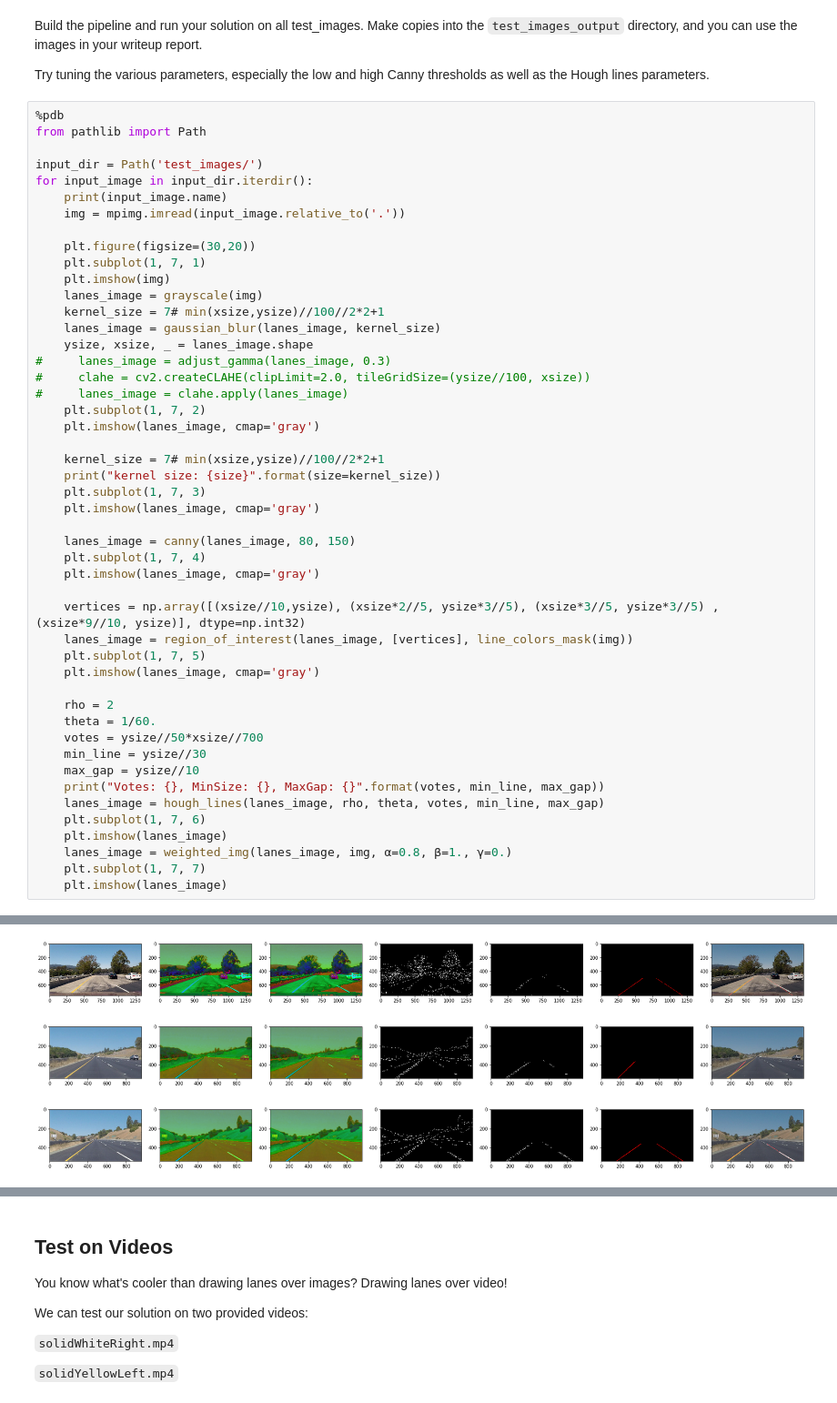
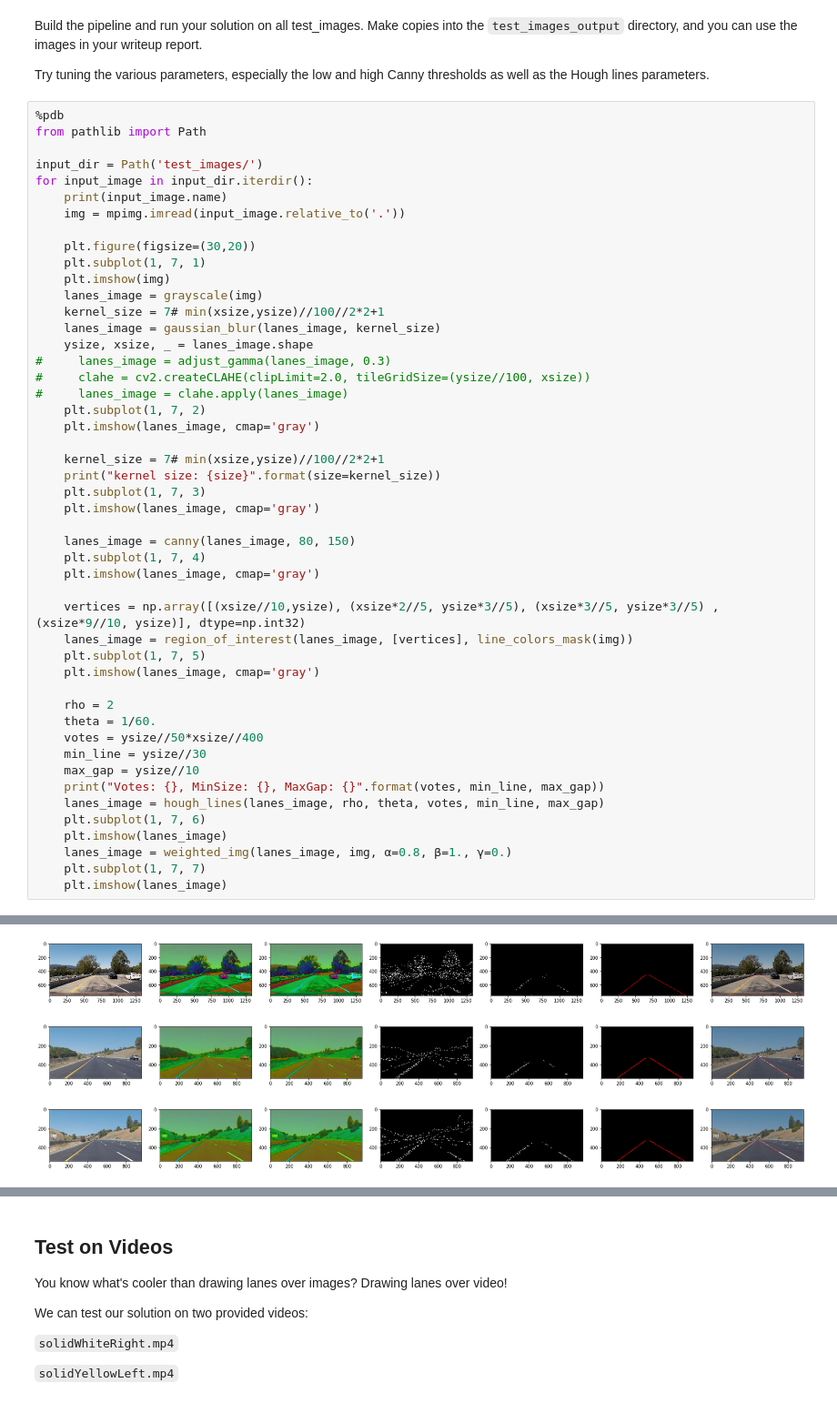
Before and after one commit to elael/ClassicFindingLaneLines, a Jupyter notebook: P1.ipynb, the cells around one changed output, grey strips where cells are left out. Shown at 91% size. Cells and saved outputs as stored; diff of their text form.

```diff
--- a/P1.ipynb
+++ b/P1.ipynb
@@ -382,7 +422,7 @@ for input_image in input_dir.iterdir():
 
     rho = 2
     theta = 1/60.
-    votes = ysize//50*xsize//700
+    votes = ysize//50*xsize//400
     min_line = ysize//30
     max_gap = ysize//10
     print("Votes: {}, MinSize: {}, MaxGap: {}".format(votes, min_line, max_gap))
@@ -413,8 +453,8 @@ Votes: 13, MinSize: 18, MaxGap: 54
 [figure]
 [figure]
 [figure]
 [figure]
-[figure, old version]
+[figure, new version]
 [figure]
 [figure]
 [figure]
```
Also changed, not shown: parts of 7 cells of this notebook.
